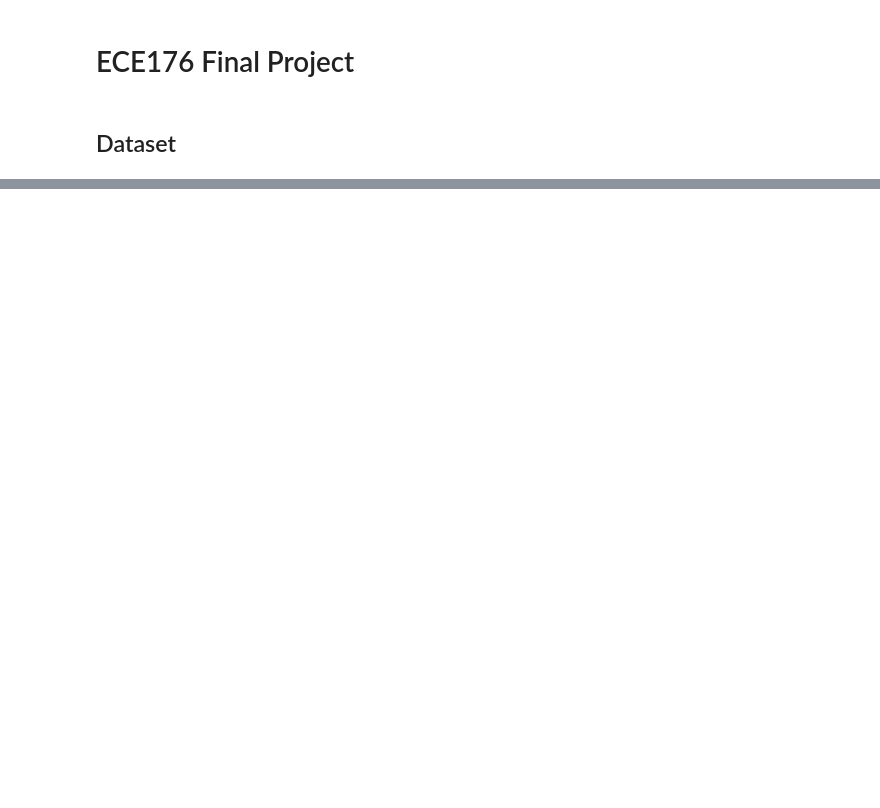
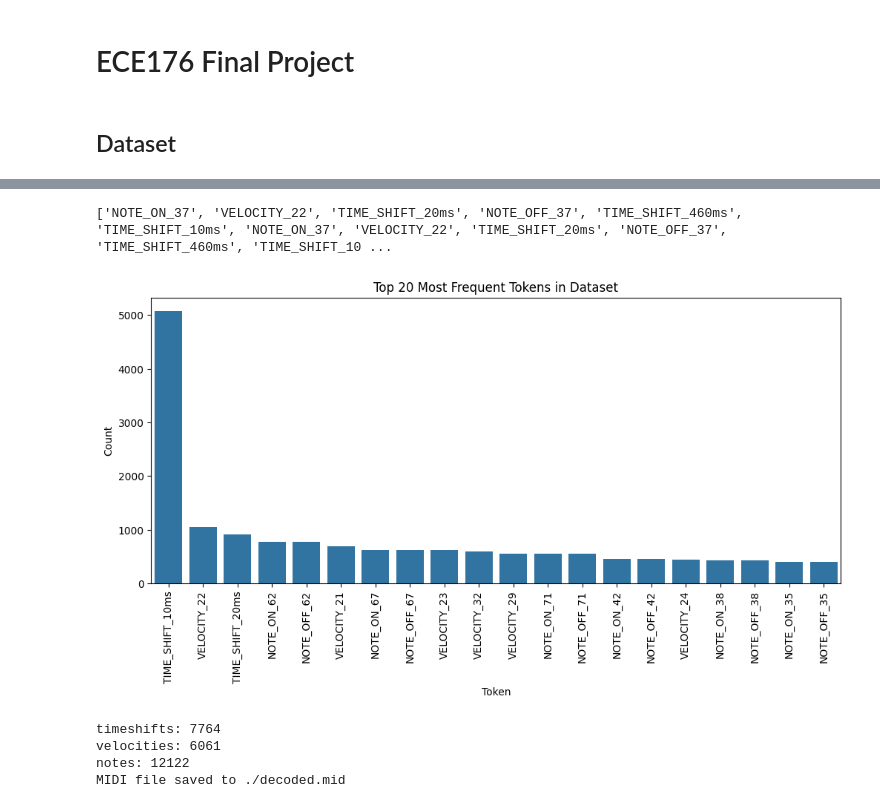
Before and after one commit to jey013ucsd/MusicTransformer, a Jupyter notebook: data_visualization.ipynb, the cells around one changed output, grey strips where cells are left out. Cells and saved outputs as stored; diff of their text form; code cells hidden in the pictures; blank space fills up the shorter version.

Commit message:
make tokenization more modular

```diff
--- a/data_visualization.ipynb
+++ b/data_visualization.ipynb
@@ -91,3 +38,71 @@ Validation ∩ Test: set()
+# %%
+from data_processing.tokenize_midi import tokenize_basic_vocab
+from data_processing.decoding import decode_to_tokens_basic_vocab
+import importlib
+import data_processing.tokenize_midi
+from data_processing.decoding import decode_to_midi_basic_vocab
+import data_processing.decoding
+
+importlib.reload(data_processing.tokenize_midi)
+importlib.reload(data_processing.decoding)
+
+
+from data_processing.tokenize_midi import tokenize_basic_vocab
+
+
+file1 = "datasets/raw_midi/lmd_full_direct/c0a7b59ac24b8e0dbc4df9a61cee7e11.mid"
+file2 = "datasets/raw_midi/lmd_full_direct/c0ae1d2daacff3fe4549aac56f12485f.mid"
+
+mid = MidiFile(file1)
+id_sequence = tokenize_basic_vocab(mid)
+token_sequence = decode_to_tokens_basic_vocab(id_sequence)
+print(token_sequence)
+
+from collections import Counter
+
+# Count token occurrences
+token_counts = Counter(token_sequence)
+
+# Convert to token names
+sorted_tokens = sorted(token_counts.items(), key=lambda x: x[1], reverse=True)
+
+# Display top 20 tokens
+print("Top 20 Most Frequent Tokens:")
+for token, count in sorted_tokens[:20]:
+    print(f"{token}: {count}")
+
+# Bar plot of most common tokens
+plt.figure(figsize=(12, 5))
+sns.barplot(x=[t[0] for t in sorted_tokens[:20]], y=[t[1] for t in sorted_tokens[:20]])
+plt.xticks(rotation=90)
+plt.xlabel("Token")
+plt.ylabel("Count")
+plt.title("Top 20 Most Frequent Tokens in Dataset")
+plt.show()
+
+timeshifts = 0
+velocities = 0
+notes = 0
+for token in token_counts:
+    if "TIME" in token:
+        timeshifts += token_counts[token]
+    if "VELOCITY" in token:
+        velocities += token_counts[token]
+    if "NOTE" in token:
+        notes += token_counts[token]
+
+print(f"timeshifts: {timeshifts}")
+print(f"velocities: {velocities}")
+print(f"notes: {notes}")
+
+decode_to_midi_basic_vocab(token_sequence, "./decoded.mid")
+# %% [output]
+['NOTE_ON_37', 'VELOCITY_22', 'TIME_SHIFT_20ms', 'NOTE_OFF_37', 'TIME_SHIFT_460ms', 'TIME_SHIFT_10ms', 'NOTE_ON_37', 'VELOCITY_22', 'TIME_SHIFT_20ms', 'NOTE_OFF_37', 'TIME_SHIFT_460ms', 'TIME_SHIFT_10 ...
+[figure, added]
+timeshifts: 7764
+velocities: 6061
+notes: 12122
+MIDI file saved to ./decoded.mid
 # %%
 # Paths
 TRAIN_DATA_PATH = "datasets/tokenized/train"
```
Also changed, not shown: parts of 12 cells of this notebook, 3 other files.
